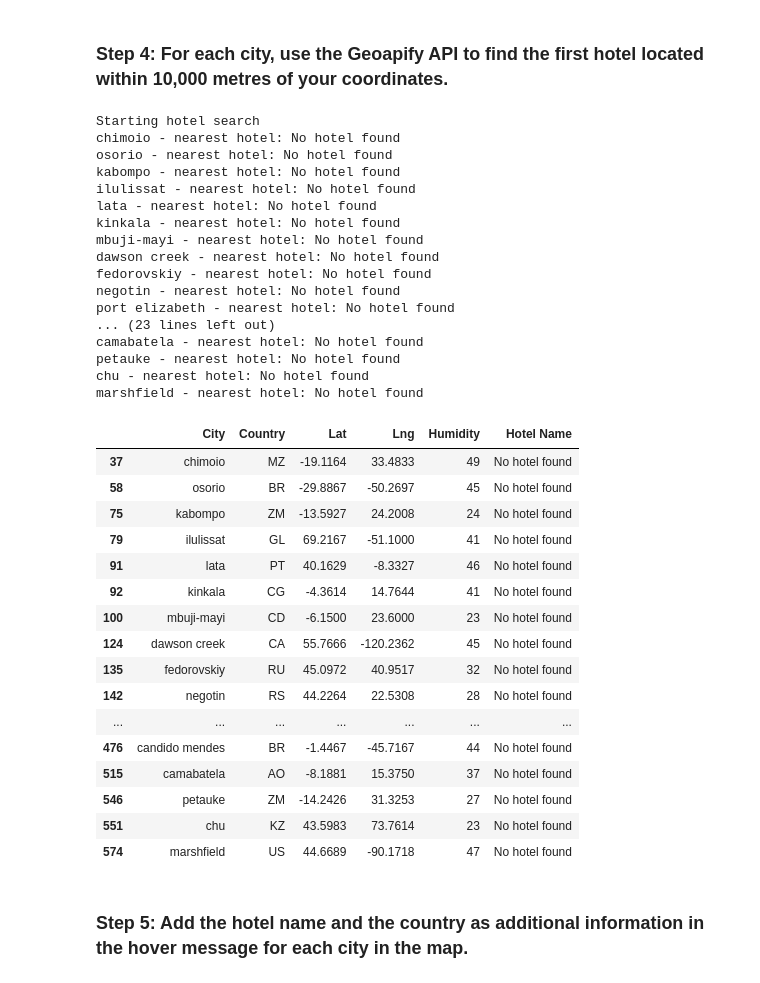
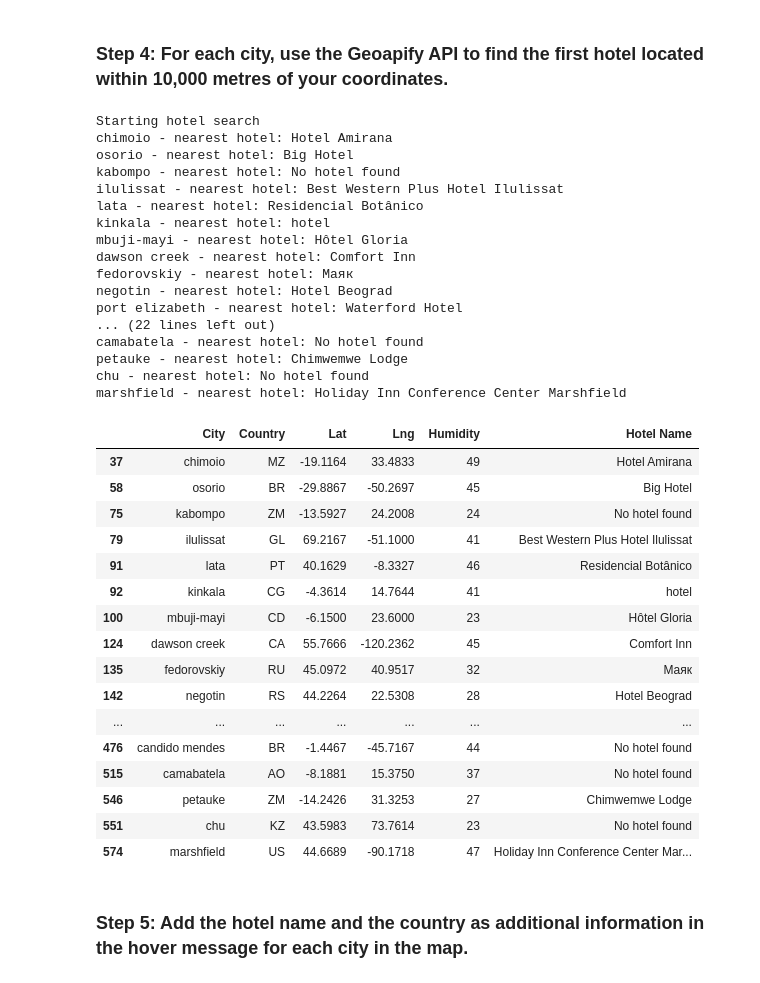
Before and after one commit to AdebolaShelby/python-api-challenge, a Jupyter notebook: WeatherPy/VacationPy.ipynb, the cells around one changed output. Drawn from its saved outputs; the diff is of its cells as text; code cells hidden in the pictures.

```diff
--- a/WeatherPy/VacationPy.ipynb
+++ b/WeatherPy/VacationPy.ipynb
@@ -70,7 +74,7 @@ WARNING:param.main: geo option cannot be used with kind='scatter' plot type. Geo
 
 ideal_temp_df = city_data_df.loc[
     (city_data_df["Max Temp"] <= 90) & (city_data_df["Max Temp"] >= 40)
-    & (city_data_df["Humidity"] <= 50) & (city_data_df["Humidity"] >= 20)
+    & (city_data_df["Humidity"] < 50) & (city_data_df["Humidity"] > 20)
     & (city_data_df["Wind Speed"] <= 10)
     & (city_data_df["Cloudiness"] <= 20)
 
@@ -128,16 +132,17 @@ hotel_df.head()
 ### Step 4: For each city, use the Geoapify API to find the first hotel located within 10,000 metres of your coordinates.
 # %%
 # Set parameters to search for a hotel
-radius = 15000
+radius = 10000
+limit = 10
 category = "accommodation.hotel"
 
 # Set the parameters for the Geoapify API
 params = {
-    "radius": radius,
-    "type": "lodging",
-    "categories": "accommodation.hotel",
-    "key": geoapify_key,
+    "limit": limit,
+    "categories": category,
+    "apiKey": geoapify_key,
 }
+
 
 # Print a message to follow up the hotel search
 print("Starting hotel search")
@@ -150,68 +155,71 @@ for index, row in hotel_df.iterrows():
     lng = row["Lng"]
 
     # Add the current city's latitude and longitude to the params dictionary
-    params["filter"] = f"circle:{lat},{lng},{radius}"
-    params["bias"] = f"proximity:{lat},{lng}"
+    params["filter"] = f"circle:{lng},{lat},{radius}"
+    params["bias"] = f"proximity:{lng},{lat}"
 
     # Set base URL
 
-    base_url = "https://api.geoapify.com/v2/places?"
+    base_url = "https://api.geoapify.com/v2/places"
+
 
 
     # Make and API request using the params dictionary
     name_address = requests.get(base_url, params=params)
 
     # Convert the API response to JSON format
     name_address = name_address.json()
 
 
     # Grab the first hotel from the results and store the name in the hotel_df DataFrame
     try:
         hotel_df.loc[index, "Hotel Name"] = name_address["features"][0]["properties"]["name"]
     except (KeyError, IndexError):
         # If no hotel is found, set the hotel name as "No hotel found".
         hotel_df.loc[index, "Hotel Name"] = "No hotel found"
 
     # Log the search results
     print(f"{hotel_df.loc[index, 'City']} - nearest hotel: {hotel_df.loc[index, 'Hotel Name']}")
 
+
+
 # Display sample data
 hotel_df
 # %% [output]
 Starting hotel search
-chimoio - nearest hotel: No hotel found
-osorio - nearest hotel: No hotel found
+chimoio - nearest hotel: Hotel Amirana
+osorio - nearest hotel: Big Hotel
 kabompo - nearest hotel: No hotel found
-ilulissat - nearest hotel: No hotel found
-lata - nearest hotel: No hotel found
-kinkala - nearest hotel: No hotel found
-mbuji-mayi - nearest hotel: No hotel found
-dawson creek - nearest hotel: No hotel found
-fedorovskiy - nearest hotel: No hotel found
-negotin - nearest hotel: No hotel found
-port elizabeth - nearest hotel: No hotel found
-... (23 lines left out)
+ilulissat - nearest hotel: Best Western Plus Hotel Ilulissat
+lata - nearest hotel: Residencial Botânico
+kinkala - nearest hotel: hotel
+mbuji-mayi - nearest hotel: Hôtel Gloria
+dawson creek - nearest hotel: Comfort Inn
+fedorovskiy - nearest hotel: Маяк
+negotin - nearest hotel: Hotel Beograd
+port elizabeth - nearest hotel: Waterford Hotel
+... (22 lines left out)
 camabatela - nearest hotel: No hotel found
-petauke - nearest hotel: No hotel found
+petauke - nearest hotel: Chimwemwe Lodge
 chu - nearest hotel: No hotel found
-marshfield - nearest hotel: No hotel found
+marshfield - nearest hotel: Holiday Inn Conference Center Marshfield
 |  | City | Country | Lat | Lng | Humidity | Hotel Name |
-| 37 | chimoio | MZ | -19.1164 | 33.4833 | 49 | No hotel found |
-| 58 | osorio | BR | -29.8867 | -50.2697 | 45 | No hotel found |
+| 37 | chimoio | MZ | -19.1164 | 33.4833 | 49 | Hotel Amirana |
+| 58 | osorio | BR | -29.8867 | -50.2697 | 45 | Big Hotel |
 | 75 | kabompo | ZM | -13.5927 | 24.2008 | 24 | No hotel found |
-| 79 | ilulissat | GL | 69.2167 | -51.1000 | 41 | No hotel found |
-| 91 | lata | PT | 40.1629 | -8.3327 | 46 | No hotel found |
-| 92 | kinkala | CG | -4.3614 | 14.7644 | 41 | No hotel found |
-| 100 | mbuji-mayi | CD | -6.1500 | 23.6000 | 23 | No hotel found |
-| 124 | dawson creek | CA | 55.7666 | -120.2362 | 45 | No hotel found |
-| 135 | fedorovskiy | RU | 45.0972 | 40.9517 | 32 | No hotel found |
-| 142 | negotin | RS | 44.2264 | 22.5308 | 28 | No hotel found |
+| 79 | ilulissat | GL | 69.2167 | -51.1000 | 41 | Best Western Plus Hotel Ilulissat |
+| 91 | lata | PT | 40.1629 | -8.3327 | 46 | Residencial Botânico |
+| 92 | kinkala | CG | -4.3614 | 14.7644 | 41 | hotel |
+| 100 | mbuji-mayi | CD | -6.1500 | 23.6000 | 23 | Hôtel Gloria |
+| 124 | dawson creek | CA | 55.7666 | -120.2362 | 45 | Comfort Inn |
+| 135 | fedorovskiy | RU | 45.0972 | 40.9517 | 32 | Маяк |
+| 142 | negotin | RS | 44.2264 | 22.5308 | 28 | Hotel Beograd |
 | ... | ... | ... | ... | ... | ... | ... |
 | 476 | candido mendes | BR | -1.4467 | -45.7167 | 44 | No hotel found |
 | 515 | camabatela | AO | -8.1881 | 15.3750 | 37 | No hotel found |
-| 546 | petauke | ZM | -14.2426 | 31.3253 | 27 | No hotel found |
+| 546 | petauke | ZM | -14.2426 | 31.3253 | 27 | Chimwemwe Lodge |
 | 551 | chu | KZ | 43.5983 | 73.7614 | 23 | No hotel found |
-| 574 | marshfield | US | 44.6689 | -90.1718 | 47 | No hotel found |
+| 574 | marshfield | US | 44.6689 | -90.1718 | 47 | Holiday Inn Conference Center Mar... |
 # %% [markdown]
 ### Step 5: Add the hotel name and the country as additional information in the hover message for each city in the map.
 # %%
```
Also changed, not shown: parts of 1 cell of this notebook.
